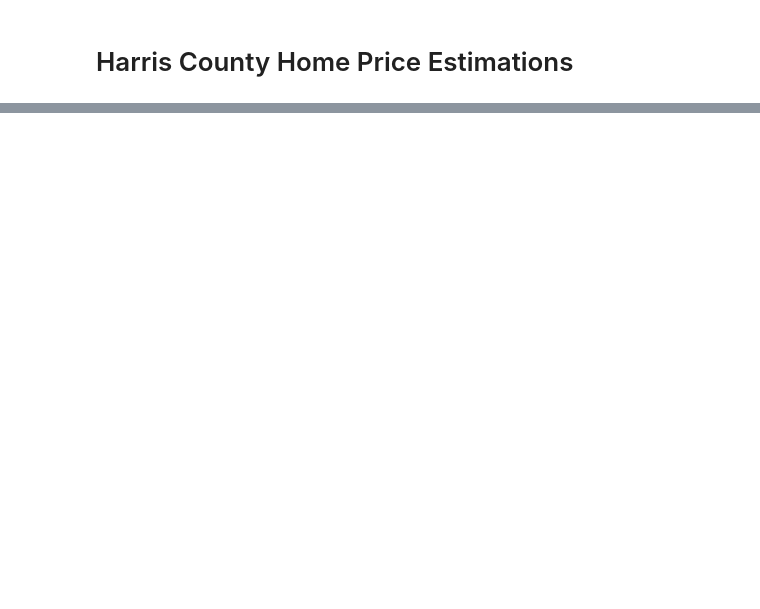
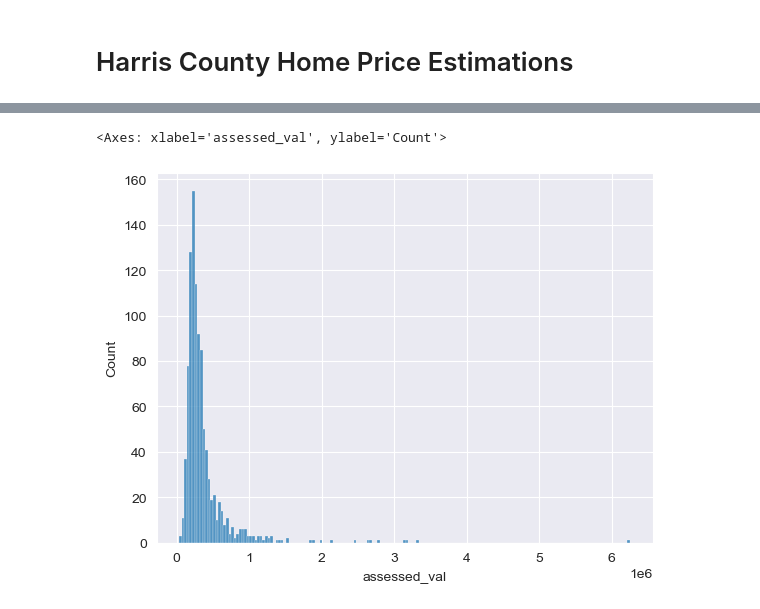
Before and after one commit to PorkChopExpress86/HouseProtestValues, a Jupyter notebook: HouseValues-continuous.ipynb, the cells around one changed output, grey strips where cells are left out. Cells and saved outputs as stored; diff of their text form; code cells hidden in the pictures; blank space fills up the shorter version.

```diff
--- a/HouseValues-continuous.ipynb
+++ b/HouseValues-continuous.ipynb
@@ -59,8 +60,10 @@ all_df.tail()
 | 1122304 | 1953080320060 | 1 | 1983 | 0 | 1723 | 2259 | 1723 | 7575 | 216 | ... |
 | 1122305 | 1955020050280 | 1 | 1979 | 0 | 1374 | 2047 | 1374 | 8851 | 250 | ... |
 # %%
-x = all_df[['date_erected', 'yr_remodel', 'im_sq_ft',
-     'gross_ar', 'base_ar', 'land_ar', 'perimeter', 'size_index',
-     'RMB', 'RMF', 'RMH', 'RMT', 'STY']]
-y = all_df['assessed_val']
+sample_df = all_df.sample(n=1000)
+
+x = sample_df[['date_erected', 'yr_remodel', 'im_sq_ft',
+               'gross_ar', 'base_ar', 'land_ar', 'perimeter', 'size_index',
+               'RMB', 'RMF', 'RMH', 'RMT', 'STY']]
+y = sample_df['assessed_val']
 # %%
@@ -96,3 +78,6 @@ fixtures = None
 # %%
-# sns.histplot(data=all_df, x="assessed_val")
+sns.histplot(data=sample_df, x="assessed_val")
+# %% [output]
+<Axes: xlabel='assessed_val', ylabel='Count'>
+[figure, added]
 # %%
```
Also changed, not shown: parts of 19 cells of this notebook.
